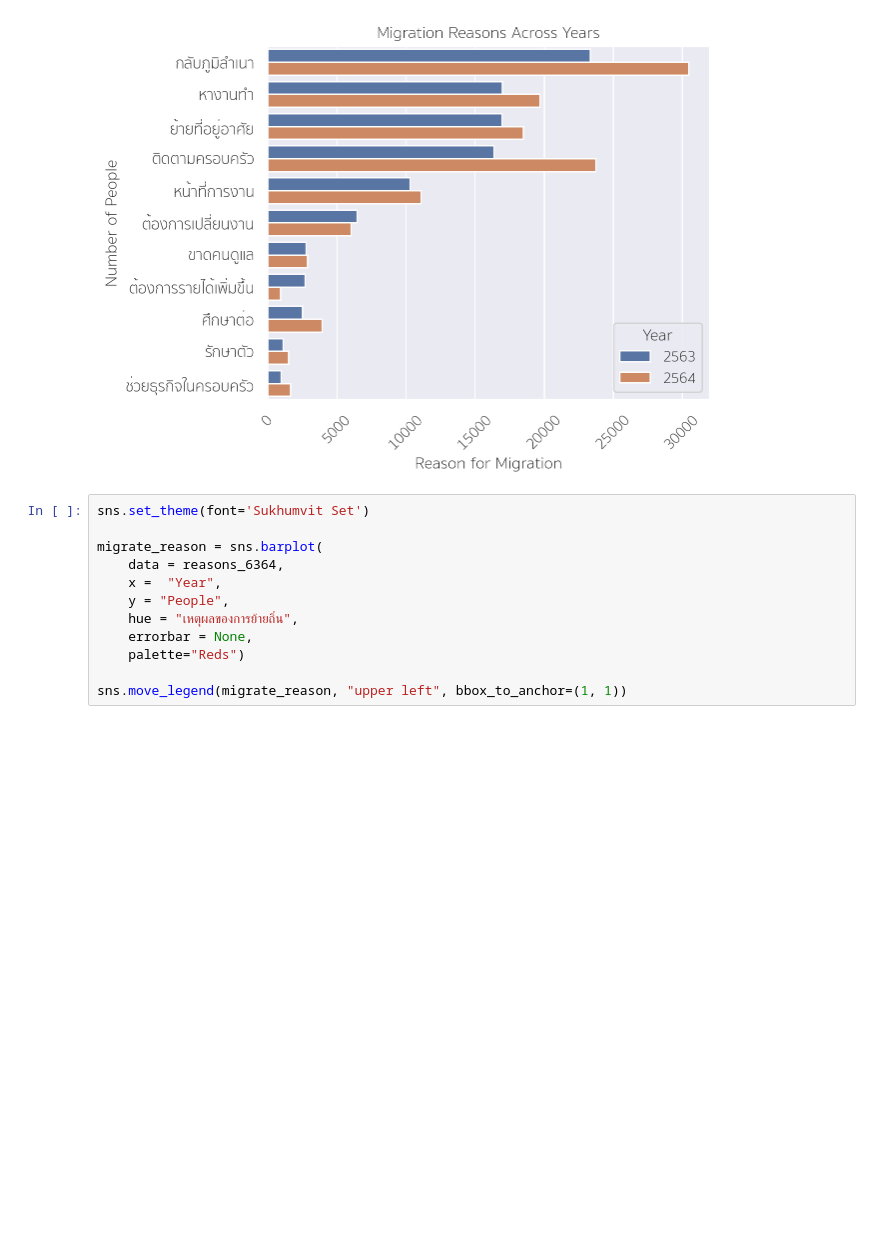
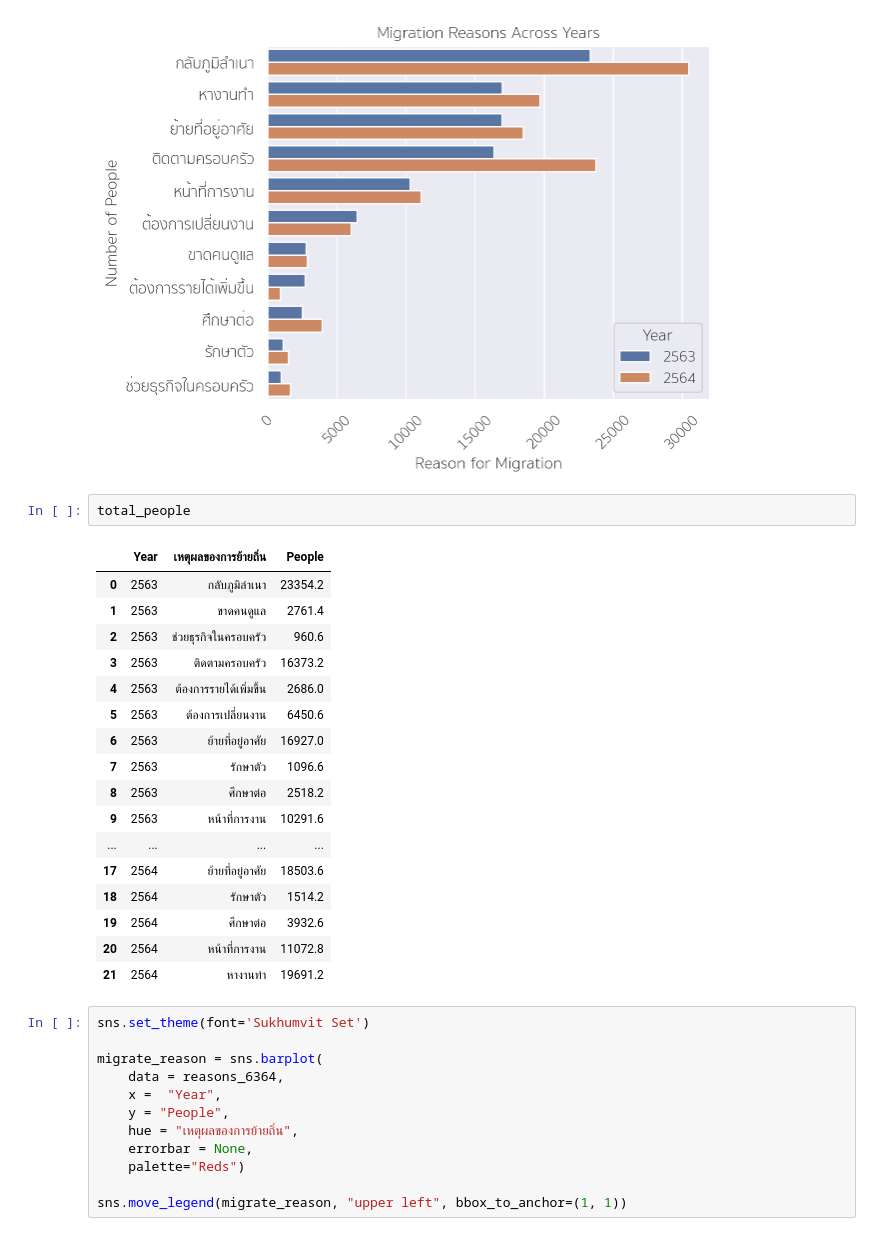
Before and after one commit to Zylink2/Machine_Learning_Project_2, a Jupyter notebook: notebook3.ipynb, the cells around one changed output. Drawn from its saved outputs; the diff is of its cells as text; blank space fills up the shorter version.

```diff
--- a/notebook3.ipynb
+++ b/notebook3.ipynb
@@ -527,6 +527,26 @@ plt.tight_layout()  # Adjust layout to prevent clipping of labels
 plt.show()
 # %% [output]
 [figure]
+# %%
+total_people
+# %% [output]
+|  | Year | เหตุผลของการย้ายถิ่น | People |
+| 0 | 2563 | กลับภูมิลำเนา | 23354.2 |
+| 1 | 2563 | ขาดคนดูแล | 2761.4 |
+| 2 | 2563 | ช่วยธุรกิจในครอบครัว | 960.6 |
+| 3 | 2563 | ติดตามครอบครัว | 16373.2 |
+| 4 | 2563 | ต้องการรายได้เพิ่มขึ้น | 2686.0 |
+| 5 | 2563 | ต้องการเปลี่ยนงาน | 6450.6 |
+| 6 | 2563 | ย้ายที่อยู่อาศัย | 16927.0 |
+| 7 | 2563 | รักษาตัว | 1096.6 |
+| 8 | 2563 | ศึกษาต่อ | 2518.2 |
+| 9 | 2563 | หน้าที่การงาน | 10291.6 |
+| ... | ... | ... | ... |
+| 17 | 2564 | ย้ายที่อยู่อาศัย | 18503.6 |
+| 18 | 2564 | รักษาตัว | 1514.2 |
+| 19 | 2564 | ศึกษาต่อ | 3932.6 |
+| 20 | 2564 | หน้าที่การงาน | 11072.8 |
+| 21 | 2564 | หางานทำ | 19691.2 |
 # %%
 sns.set_theme(font='Sukhumvit Set')
 
```
